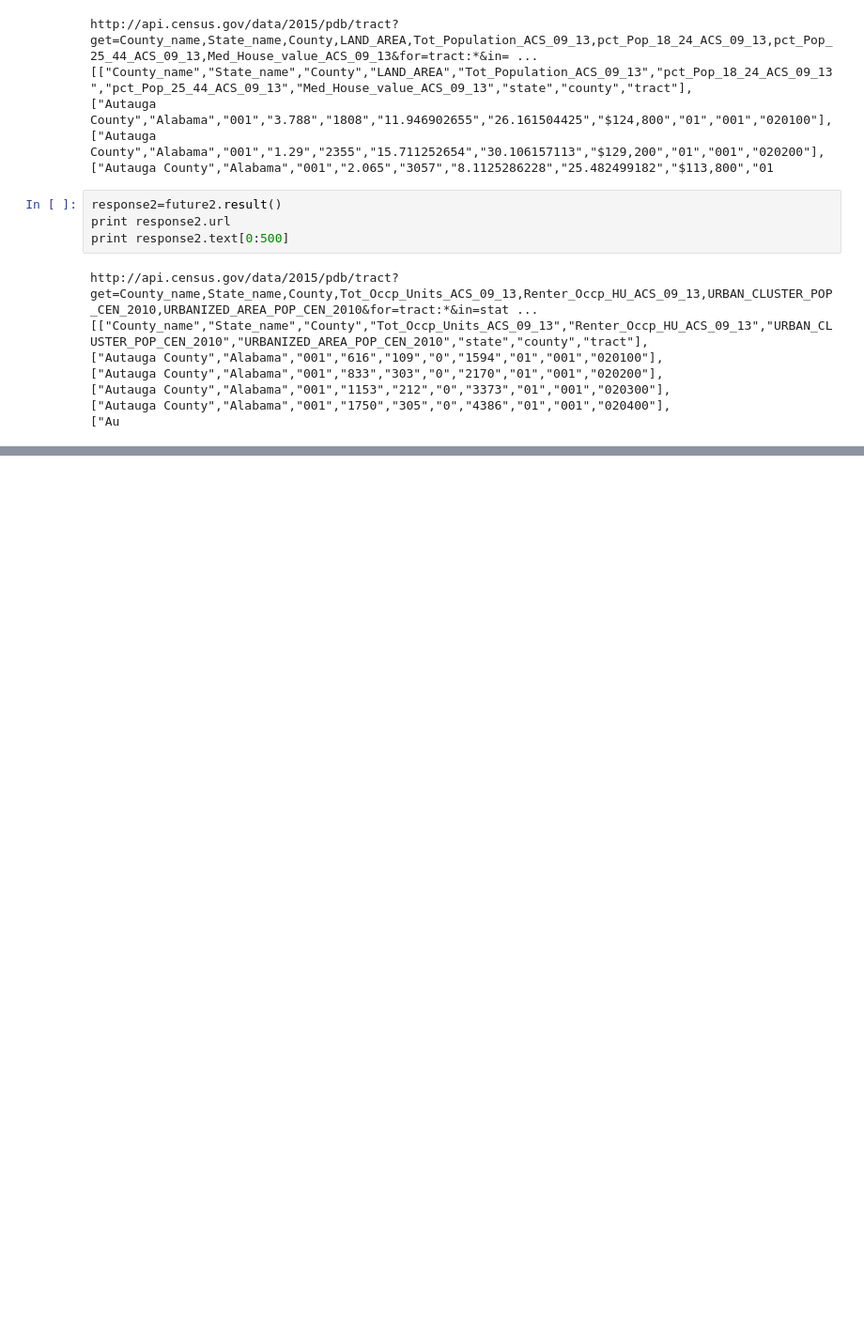
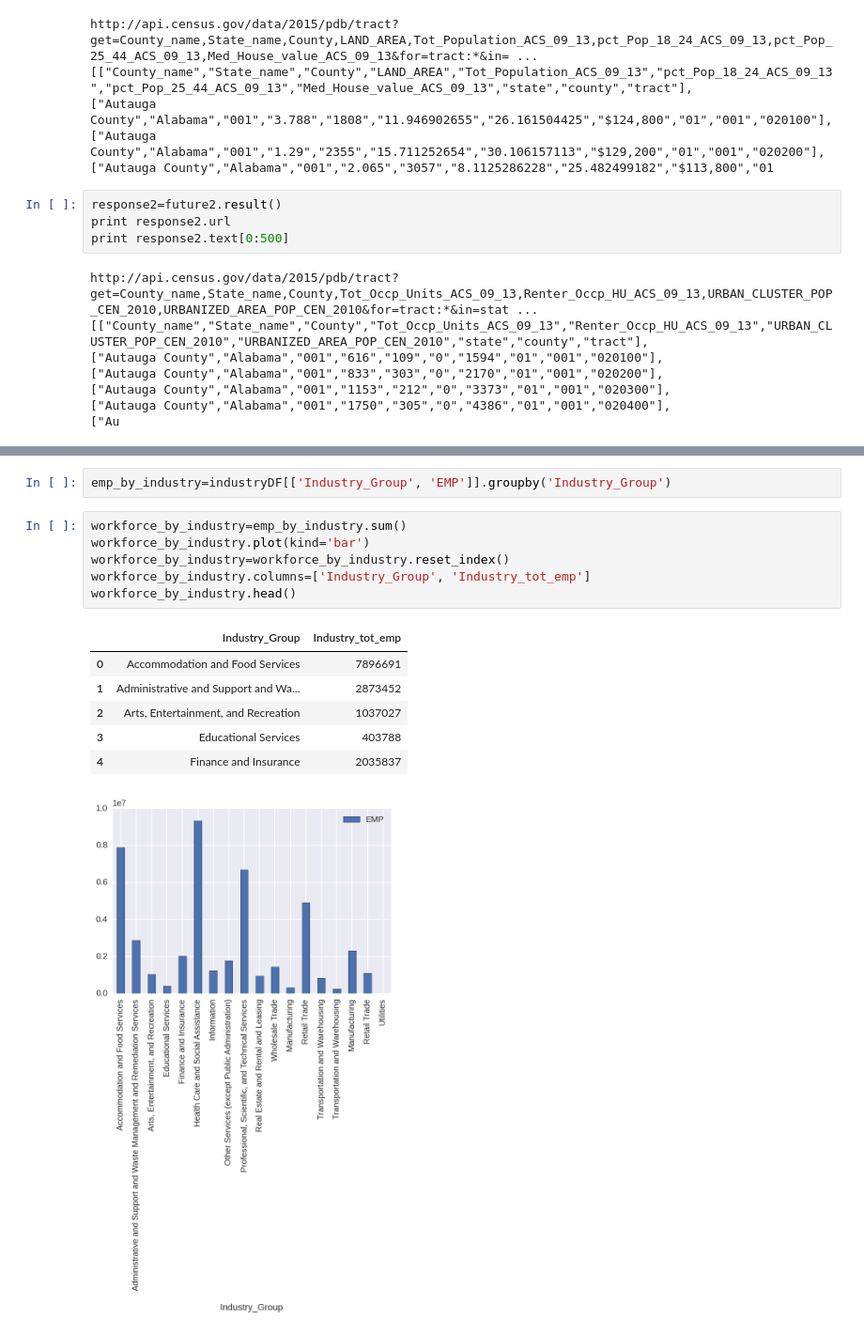
Before and after one commit to SethPaul/broadband-project, a Jupyter notebook: prelim_bb.ipynb, the cells around one changed output, grey strips where cells are left out. Shown at 94% size. Drawn from its saved outputs; the diff is of its cells as text; blank space fills up the shorter version.

```diff
--- a/prelim_bb.ipynb
+++ b/prelim_bb.ipynb
@@ -374,0 +540,16 @@ http://api.census.gov/data/2015/pdb/tract?get=County_name,State_name,County,Tot_
+# %%
+emp_by_industry=industryDF[['Industry_Group', 'EMP']].groupby('Industry_Group')
+# %%
+workforce_by_industry=emp_by_industry.sum()
+workforce_by_industry.plot(kind='bar')
+workforce_by_industry=workforce_by_industry.reset_index()
+workforce_by_industry.columns=['Industry_Group', 'Industry_tot_emp']
+workforce_by_industry.head()
+# %% [output]
+|  | Industry_Group | Industry_tot_emp |
+| 0 | Accommodation and Food Services | 7896691 |
+| 1 | Administrative and Support and Wa... | 2873452 |
+| 2 | Arts, Entertainment, and Recreation | 1037027 |
+| 3 | Educational Services | 403788 |
+| 4 | Finance and Insurance | 2035837 |
+[figure, added]
```
Also changed, not shown: parts of 30 cells of this notebook, 1 other file.
